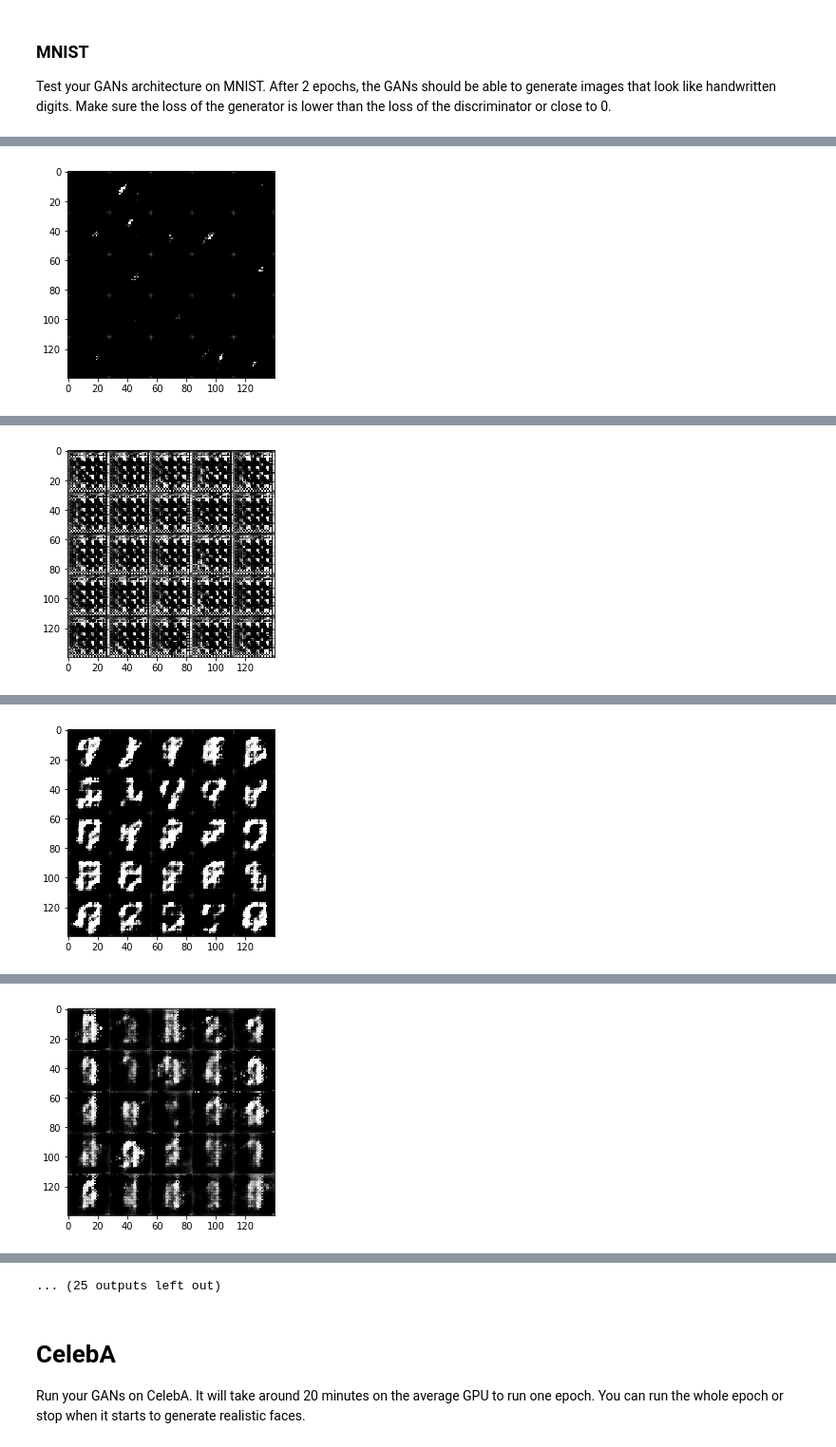
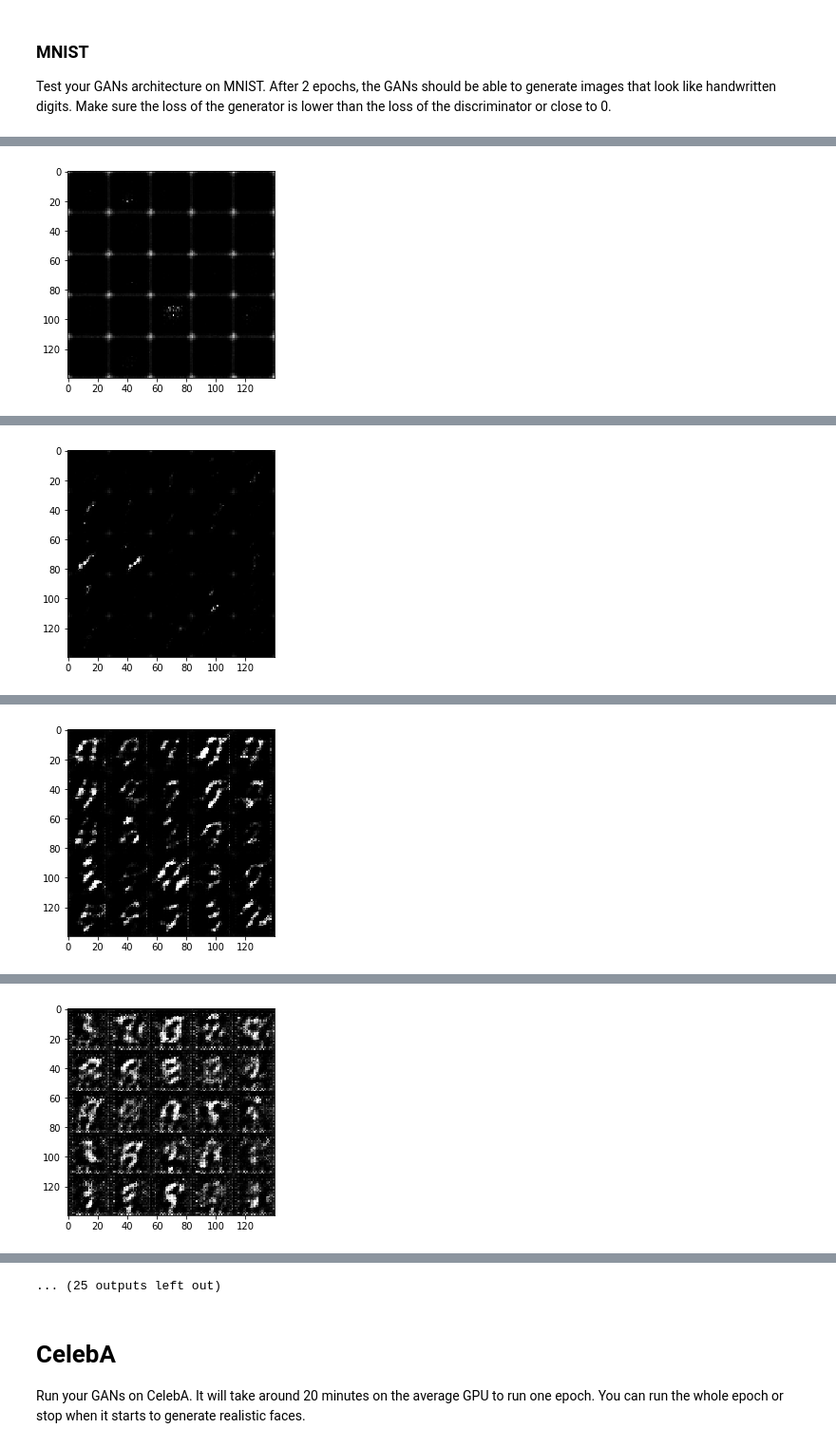
Before and after one commit to avneet723/dlnd_face_generation, a Jupyter notebook: dlnd_face_generation.ipynb, the cells around one changed output, grey strips where cells are left out. Shown at 95% size. Drawn from its saved outputs; the diff is of its cells as text; code cells hidden in the pictures.

```diff
--- a/dlnd_face_generation.ipynb
+++ b/dlnd_face_generation.ipynb
@@ -391,8 +396,8 @@ def train(epoch_count, batch_size, z_dim, learning_rate, beta1, get_batches, dat
 Test your GANs architecture on MNIST.  After 2 epochs, the GANs should be able to generate images that look like handwritten digits.  Make sure the loss of the generator is lower than the loss of the discriminator or close to 0.
 # %%
 batch_size = 64
-z_dim = 128
-learning_rate = 0.002
+z_dim = 100
+learning_rate = 0.0002
 beta1 = 0.5
 
 
@@ -419 +424 @@ Epoch 1/2... Discriminator Loss: 2.0906... Generator Loss: 6.6703
-[figure, old version]
+[figure, new version]
@@ -430 +435 @@ Epoch 1/2... Discriminator Loss: 0.3337... Generator Loss: 6.3399
-[figure, old version]
+[figure, new version]
@@ -441 +446 @@ Epoch 1/2... Discriminator Loss: 1.0470... Generator Loss: 0.8754
-[figure, old version]
+[figure, new version]
@@ -452 +457 @@ Epoch 1/2... Discriminator Loss: 0.8124... Generator Loss: 1.1713
-[figure, old version]
+[figure, new version]
```
Also changed, not shown: parts of 3 cells of this notebook, 2 other files.
